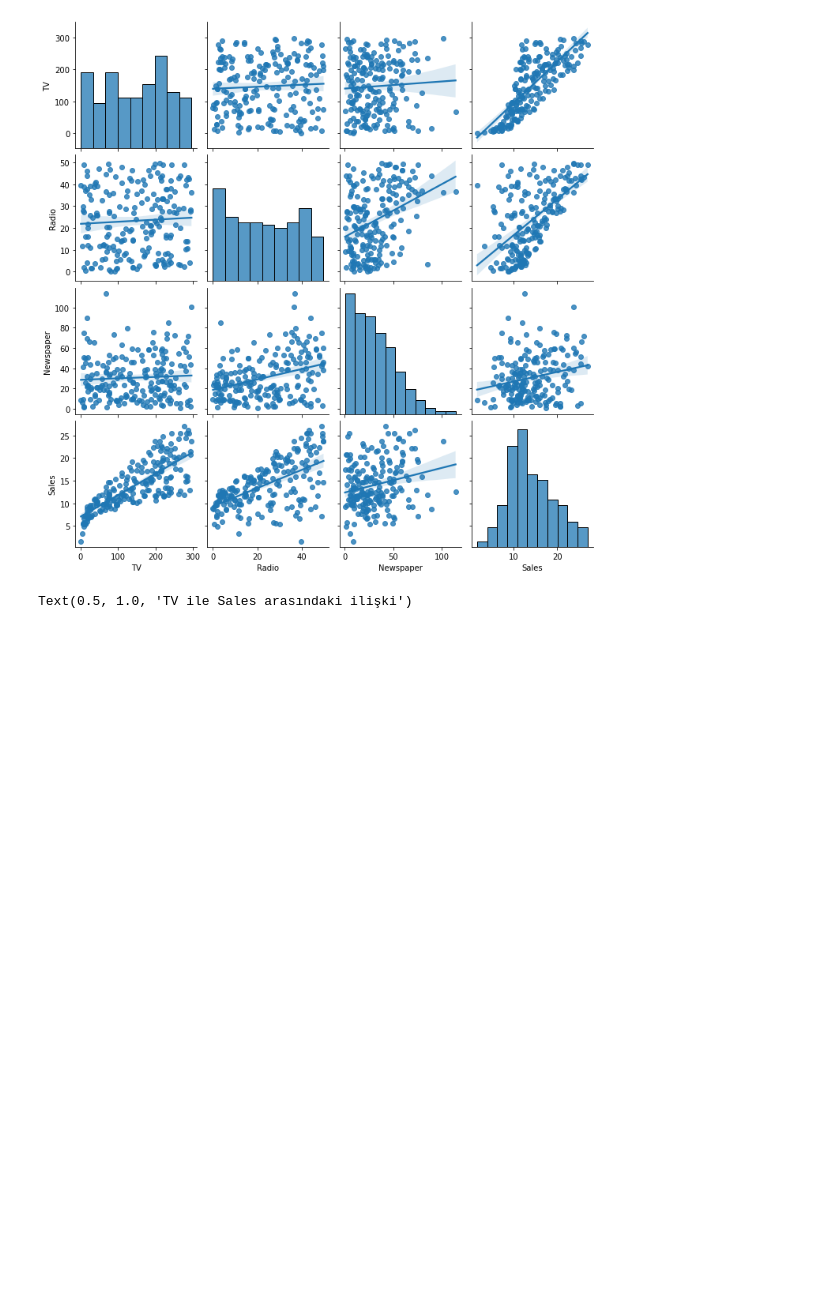
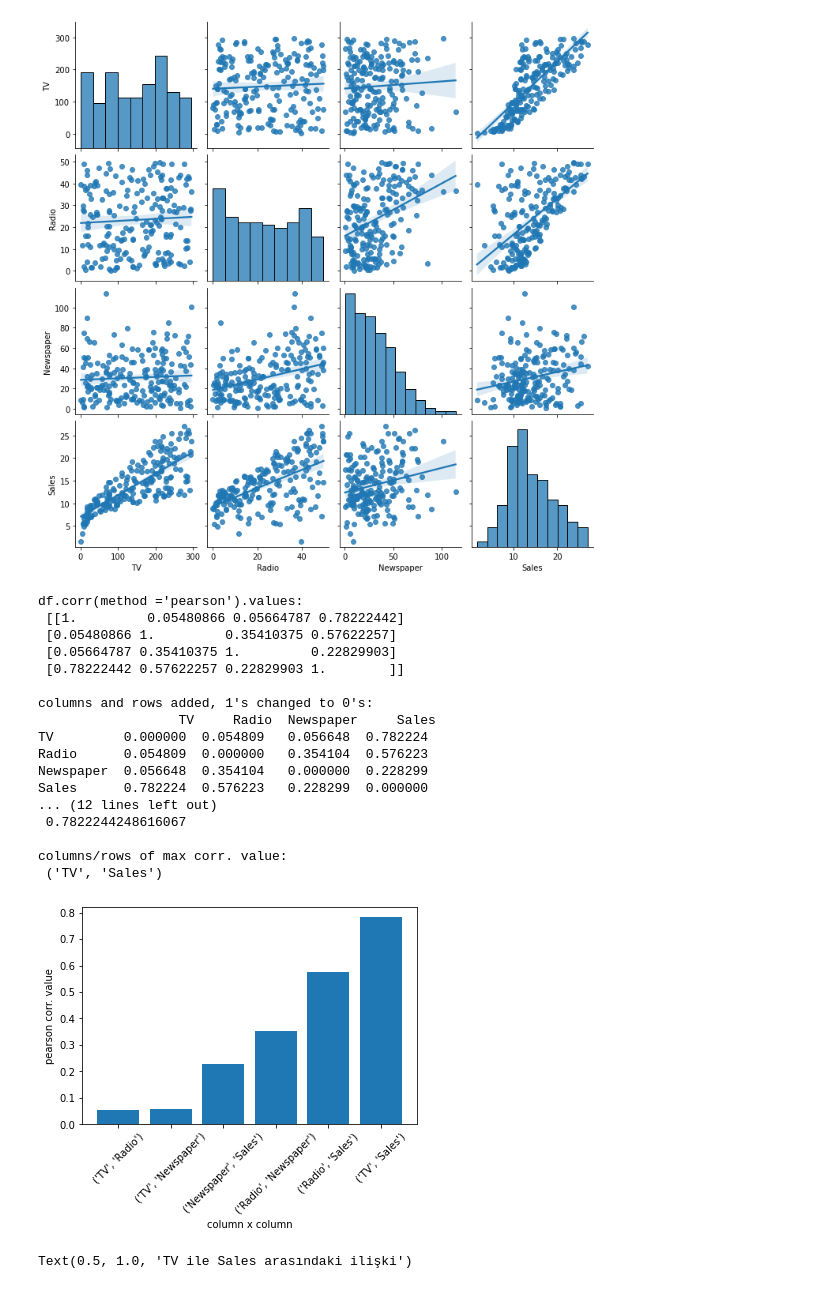
Before and after one commit to AliYagizDizdaroglu/kaggle-regression, a Jupyter notebook: main.ipynb, the cells around one changed output. Drawn from its saved outputs; the diff is of its cells as text; code cells hidden in the pictures; blank space fills up the shorter version.

```diff
--- a/main.ipynb
+++ b/main.ipynb
@@ -61,6 +62,62 @@ sns.pairplot(df,kind="reg")
 # %% [output]
 <seaborn.axisgrid.PairGrid at 0x...>
 [figure]
+# %%
+#Korelasyona göre sıralama.
+
+print("df.corr(method ='pearson').values: \n {} \n".format(df.corr(method ='pearson').values))
+df2 = pd.DataFrame(df.corr(method ='pearson').values)
+df2.columns = df.columns
+df2.index = df.columns
+df2 = df2.replace(1,0)
+print("columns and rows added, 1's changed to 0's: \n {} \n".format(df2))
+
+dictOfTuples = {}
+for column in df2.columns:
+    for index in df2.index:
+        dictOfTuples[(column,index)] = df2.loc[column, index]
+dictOfTuples = dict(sorted(dictOfTuples.items(), key=lambda item: item[1]))
+dictOfTuples = {(column, index): value for (column, index), value in dictOfTuples.items() if column != index}
+print("dictionary equivalent of the dataframe:(unique and sorted) \n {} \n".format(dictOfTuples))
+
+keys = [str(key) for key in dictOfTuples.keys()]
+keys = [key for key in keys if keys.index(key) % 2 == 0]
+values = [value for value in dictOfTuples.values()]
+values = sorted(set([value for value in values]))
+#[value for value in values if values.index(value) % 2 == 0] does not work?
+
+print("keys of the dictionary: \n {} \n".format(keys))
+print("values of the dictionary: \n {} \n".format(values))
+
+plot = plt.bar(keys,values)
+plot = plt.xticks(rotation=45)
+plot = plt.ylabel('pearson corr. value')
+plot = plt.xlabel('column x column')
+print(plot)
+
+maxCorrVal = max(df2.max(axis=1))
+print('max corr. value: \n {} \n'.format(maxCorrVal))
+maxCorrKey = max(dictOfTuples, key=dictOfTuples.get)
+print('columns/rows of max corr. value: \n {} \n'.format(maxCorrKey))
+# %% [output]
+df.corr(method ='pearson').values:
+ [[1.         0.05480866 0.05664787 0.78222442]
+ [0.05480866 1.         0.35410375 0.57622257]
+ [0.05664787 0.35410375 1.         0.22829903]
+ [0.78222442 0.57622257 0.22829903 1.        ]]
+
+columns and rows added, 1's changed to 0's:
+                  TV     Radio  Newspaper     Sales
+TV         0.000000  0.054809   0.056648  0.782224
+Radio      0.054809  0.000000   0.354104  0.576223
+Newspaper  0.056648  0.354104   0.000000  0.228299
+Sales      0.782224  0.576223   0.228299  0.000000
+... (12 lines left out)
+ 0.7822244248616067
+
+columns/rows of max corr. value:
+ ('TV', 'Sales')
+[figure, added]
 # %%
 #Ben grafiğe bakarak TV ile Sales arasındaki ilişkiye regresyon ile bakmaya karar veriyorum.
 #Ve modelimi TV verileri ile Sales verilerini tahmin etmeye çalışacak şekilde kuruyorum.
```
Also changed, not shown: parts of 1 cell of this notebook.
